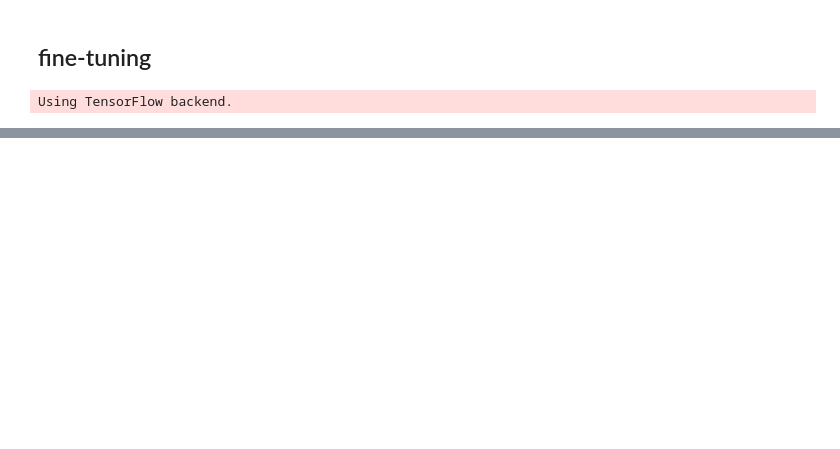
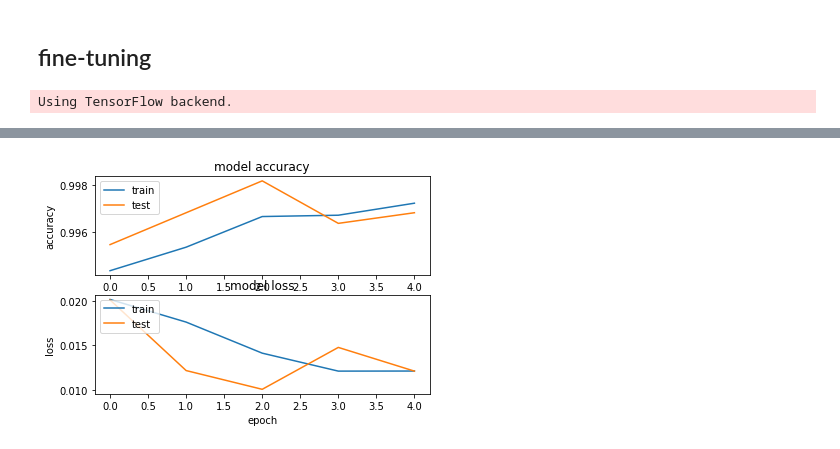
Before and after one commit to wanggk114/dogs-and-cats, a Jupyter notebook: keras_fine_tuning_Xception.ipynb, the cells around one changed output, grey strips where cells are left out. Saved outputs shown, nothing was run; the diff lists cells and outputs as text; code cells hidden in the pictures; blank space fills up the shorter version.

```diff
--- a/keras_fine_tuning_Xception.ipynb
+++ b/keras_fine_tuning_Xception.ipynb
@@ -171,0 +182,26 @@ for x, y in zip(X_val_sample[:nb_sample], y_pred.flatten()[:nb_sample]):
+# %%
+for layer in model.layers:
+    layer.trainable = False
+
+for layer in model.layers[97:]:
+    layer.trainable = True
+
+model.load_weights('xception-best_weight_freeze.h5')
+
+model.compile(optimizer=adam,
+#model.compile(optimizer='adadelta',
+              loss='binary_crossentropy',
+              metrics=['accuracy'])
+# %%
+#训练模型并保存在验证集上损失函数最小的权重
+filepath="xception-fine-tuning-1.h5"
+checkpoint = ModelCheckpoint(filepath, monitor='val_loss', verbose=1, save_best_only=True, mode='min',save_weights_only=True)
+callbacks_list = [checkpoint]
+
+history=model.fit_generator(
+        train_generator,
+        steps_per_epoch=nb_train_samples//batch_size,
+        epochs=5,
+        validation_data=valid_generator,
+        validation_steps=nb_validation_samples//batch_size,
+        callbacks = callbacks_list)
@@ -171,0 +229,5 @@ for x, y in zip(X_val_sample[:nb_sample], y_pred.flatten()[:nb_sample]):
+# %%
+#可视化学习曲线
+show_learning_curve(history)
+# %% [output]
+[figure, added]
```
Also changed, not shown: parts of 13 cells of this notebook, 1 other file.
